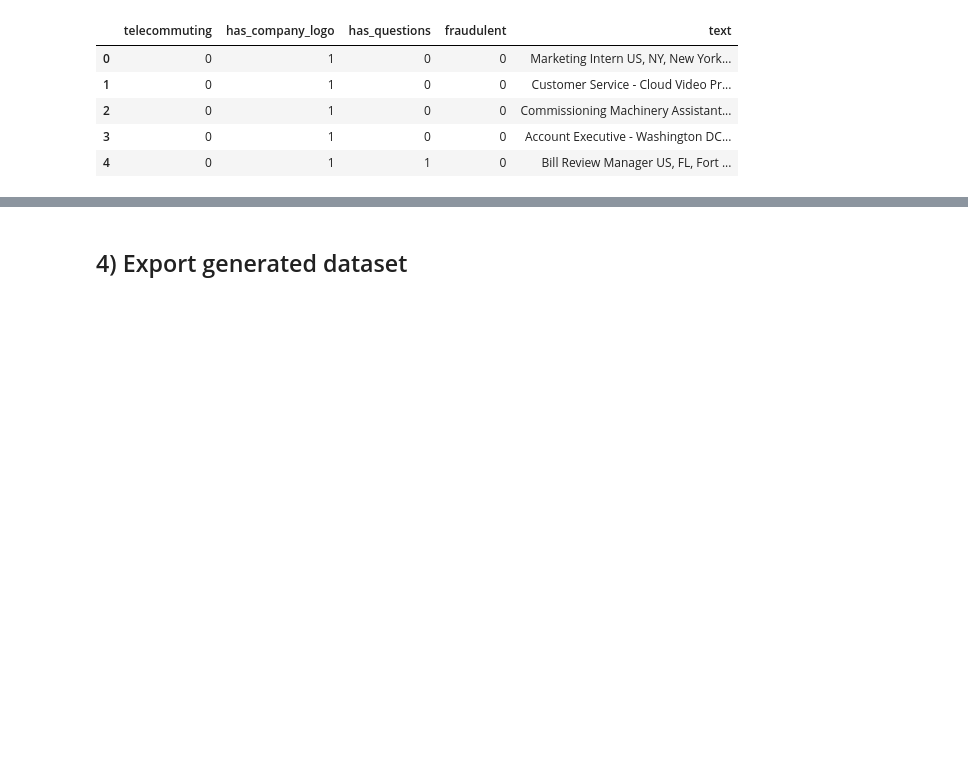
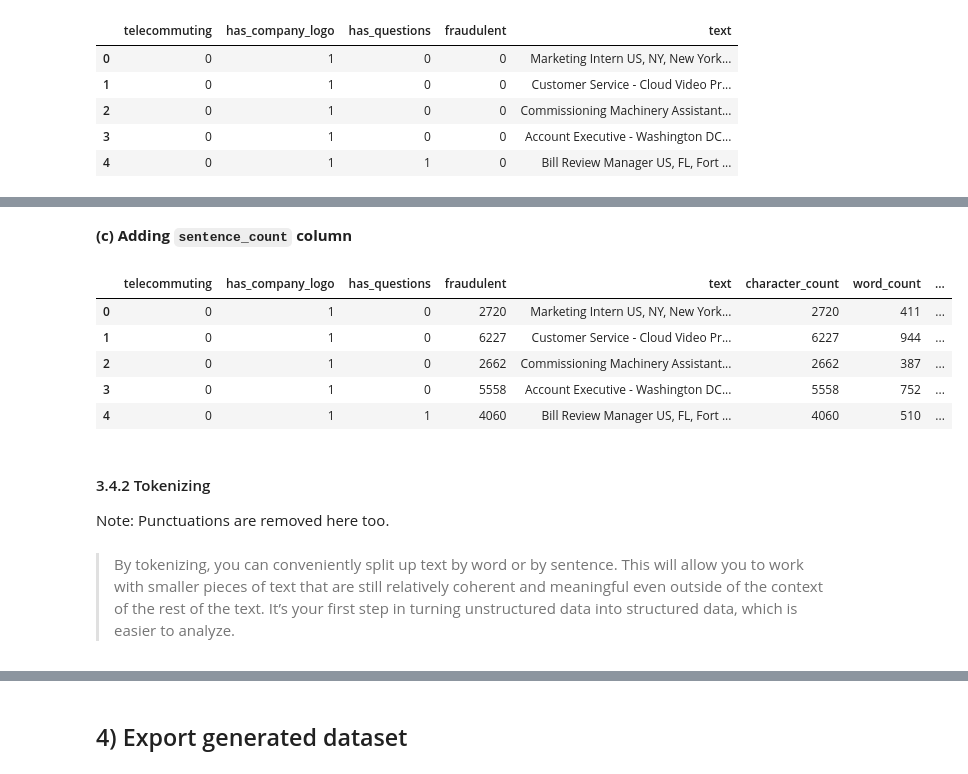
Before and after one commit to leileijng/bc2407-linkedin, a Jupyter notebook: Job Scam Detection/data-cleaning-preprocessing.ipynb, the cells around one changed output, grey strips where cells are left out. Saved outputs shown, nothing was run; the diff lists cells and outputs as text; code cells hidden in the pictures; blank space fills up the shorter version.

Commit message:
job-scam-detection: added NLP data processing

```diff
--- a/Job Scam Detection/data-cleaning-preprocessing.ipynb
+++ b/Job Scam Detection/data-cleaning-preprocessing.ipynb
@@ -310,0 +343,6 @@ job_df_model.head()
+# %%
+# Adding a new column - character_count
+job_df_model["character_count"] = 0
+
+for row in range(len(job_df_model)):
+  job_df_model.loc[row, "character_count"] = len(job_df_model.loc[row, "text"])
@@ -310,0 +362,10 @@ job_df_model.head()
+# %%
+# Create a tokenize based on a regular expression.
+# "[a-zA-Z0-9]+" captures all alphanumeric characters
+tokenizer = RegexpTokenizer(r"[a-zA-Z0-9]+")
+
+# Adding a new column - word_count
+job_df_model["word_count"] = 0
+
+for row in range(len(job_df_model)):
+  job_df_model.loc[row, "word_count"] = len(tokenizer.tokenize(job_df_model.loc[row, "text"]))
@@ -310,0 +381,23 @@ job_df_model.head()
+# %% [markdown]
+**(c) Adding `sentence_count` column**
+# %%
+# Adding a new column - sentence_count
+job_df_model["sentence_count"] = 0
+
+for row in range(len(job_df_model)):
+  job_df_model.loc[row, "sentence_count"] = len(sent_tokenize(job_df_model.loc[row, "text"]))
+# %%
+job_df_model.head()
+# %% [output]
+|  | telecommuting | has_company_logo | has_questions | fraudulent | text | character_count | word_count | ... |
+| 0 | 0 | 1 | 0 | 2720 | Marketing Intern US, NY, New York... | 2720 | 411 | ... |
+| 1 | 0 | 1 | 0 | 6227 | Customer Service - Cloud Video Pr... | 6227 | 944 | ... |
+| 2 | 0 | 1 | 0 | 2662 | Commissioning Machinery Assistant... | 2662 | 387 | ... |
+| 3 | 0 | 1 | 0 | 5558 | Account Executive - Washington DC... | 5558 | 752 | ... |
+| 4 | 0 | 1 | 1 | 4060 | Bill Review Manager US, FL, Fort ... | 4060 | 510 | ... |
+# %% [markdown]
+#### 3.4.2 Tokenizing
+
+Note: Punctuations are removed here too.
+# %% [markdown]
+> By tokenizing, you can conveniently split up text by word or by sentence. This will allow you to work with smaller pieces of text that are still relatively coherent and meaningful even outside of the context of the rest of the text. It’s your first step in turning unstructured data into structured data, which is easier to analyze.
```
Also changed, not shown: parts of 33 cells of this notebook, 1 other file.
